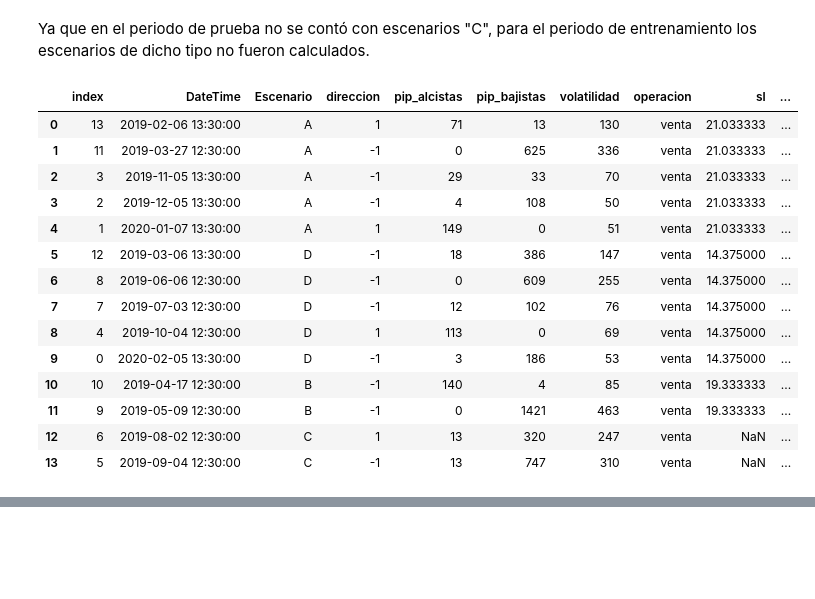
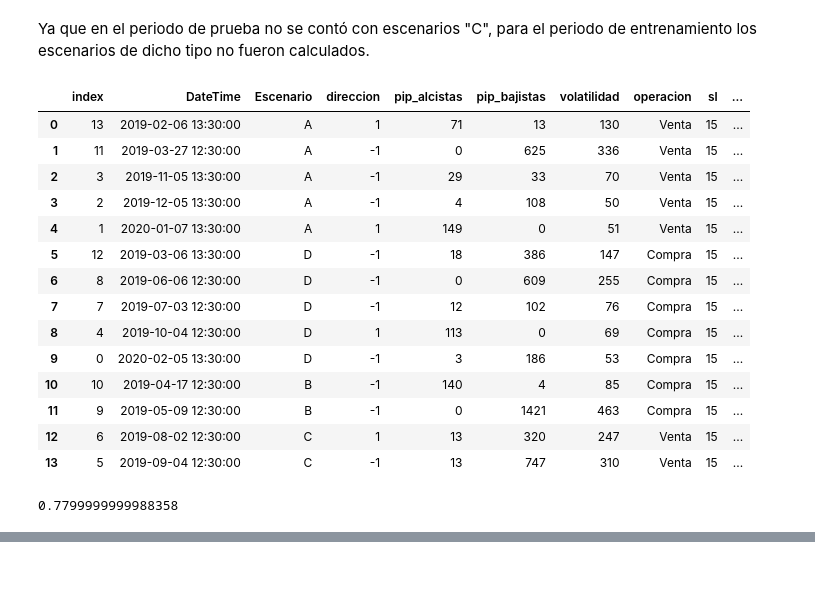
Before and after one commit to jesusalvarezc/FInal_Project, a Jupyter notebook: notebook_final.ipynb, the cells around one changed output, grey strips where cells are left out. Drawn from its saved outputs; the diff is of its cells as text; code cells hidden in the pictures.

Commit message:
Optimo y backtest

```diff
--- a/notebook_final.ipynb
+++ b/notebook_final.ipynb
@@ -508,3 +523,10 @@ deciciones
 # %%
 cap_inicial = 100000
 max_loss = 1000
+# %%
+operacion = ['Venta', 'Compra', 'Venta','Compra']
+sl = [15, 15, 15, 15]
+tp = [8, 8, 8, 8]
+volumen = [60, 60, 60, 60]
+deci = fn.f_decisiones(operacion, sl, tp, volumen)
+deci
@@ -511,21 +539,26 @@ max_loss = 1000
 # %% [markdown]
 Ya que en el periodo de prueba no se contó con escenarios "C", para el periodo de entrenamiento los escenarios de dicho tipo no fueron calculados.
 # %%
-df_backtest = fn.back_test(metric, deciciones, cap_inicial)
+df_backtest = fn.back_test(metric, deci, cap_inicial)
 df_backtest
 # %% [output]
 |  | index | DateTime | Escenario | direccion | pip_alcistas | pip_bajistas | volatilidad | operacion | sl | ... |
-| 0 | 13 | 2019-02-06 13:30:00 | A | 1 | 71 | 13 | 130 | venta | 21.033333 | ... |
-| 1 | 11 | 2019-03-27 12:30:00 | A | -1 | 0 | 625 | 336 | venta | 21.033333 | ... |
-| 2 | 3 | 2019-11-05 13:30:00 | A | -1 | 29 | 33 | 70 | venta | 21.033333 | ... |
-| 3 | 2 | 2019-12-05 13:30:00 | A | -1 | 4 | 108 | 50 | venta | 21.033333 | ... |
-| 4 | 1 | 2020-01-07 13:30:00 | A | 1 | 149 | 0 | 51 | venta | 21.033333 | ... |
-| 5 | 12 | 2019-03-06 13:30:00 | D | -1 | 18 | 386 | 147 | venta | 14.375000 | ... |
-| 6 | 8 | 2019-06-06 12:30:00 | D | -1 | 0 | 609 | 255 | venta | 14.375000 | ... |
-| 7 | 7 | 2019-07-03 12:30:00 | D | -1 | 12 | 102 | 76 | venta | 14.375000 | ... |
-| 8 | 4 | 2019-10-04 12:30:00 | D | 1 | 113 | 0 | 69 | venta | 14.375000 | ... |
-| 9 | 0 | 2020-02-05 13:30:00 | D | -1 | 3 | 186 | 53 | venta | 14.375000 | ... |
-| 10 | 10 | 2019-04-17 12:30:00 | B | -1 | 140 | 4 | 85 | venta | 19.333333 | ... |
-| 11 | 9 | 2019-05-09 12:30:00 | B | -1 | 0 | 1421 | 463 | venta | 19.333333 | ... |
-| 12 | 6 | 2019-08-02 12:30:00 | C | 1 | 13 | 320 | 247 | venta | NaN | ... |
-| 13 | 5 | 2019-09-04 12:30:00 | C | -1 | 13 | 747 | 310 | venta | NaN | ... |
+| 0 | 13 | 2019-02-06 13:30:00 | A | 1 | 71 | 13 | 130 | Venta | 15 | ... |
+| 1 | 11 | 2019-03-27 12:30:00 | A | -1 | 0 | 625 | 336 | Venta | 15 | ... |
+| 2 | 3 | 2019-11-05 13:30:00 | A | -1 | 29 | 33 | 70 | Venta | 15 | ... |
+| 3 | 2 | 2019-12-05 13:30:00 | A | -1 | 4 | 108 | 50 | Venta | 15 | ... |
+| 4 | 1 | 2020-01-07 13:30:00 | A | 1 | 149 | 0 | 51 | Venta | 15 | ... |
+| 5 | 12 | 2019-03-06 13:30:00 | D | -1 | 18 | 386 | 147 | Compra | 15 | ... |
+| 6 | 8 | 2019-06-06 12:30:00 | D | -1 | 0 | 609 | 255 | Compra | 15 | ... |
+| 7 | 7 | 2019-07-03 12:30:00 | D | -1 | 12 | 102 | 76 | Compra | 15 | ... |
+| 8 | 4 | 2019-10-04 12:30:00 | D | 1 | 113 | 0 | 69 | Compra | 15 | ... |
+| 9 | 0 | 2020-02-05 13:30:00 | D | -1 | 3 | 186 | 53 | Compra | 15 | ... |
+| 10 | 10 | 2019-04-17 12:30:00 | B | -1 | 140 | 4 | 85 | Compra | 15 | ... |
+| 11 | 9 | 2019-05-09 12:30:00 | B | -1 | 0 | 1421 | 463 | Compra | 15 | ... |
+| 12 | 6 | 2019-08-02 12:30:00 | C | 1 | 13 | 320 | 247 | Venta | 15 | ... |
+| 13 | 5 | 2019-09-04 12:30:00 | C | -1 | 13 | 747 | 310 | Venta | 15 | ... |
+# %%
+mini = fn.f_minimizar(df_backtest)
+mini
+# %% [output]
+0.7799999999988358
```
Also changed, not shown: parts of 6 cells of this notebook, 1 other file.
